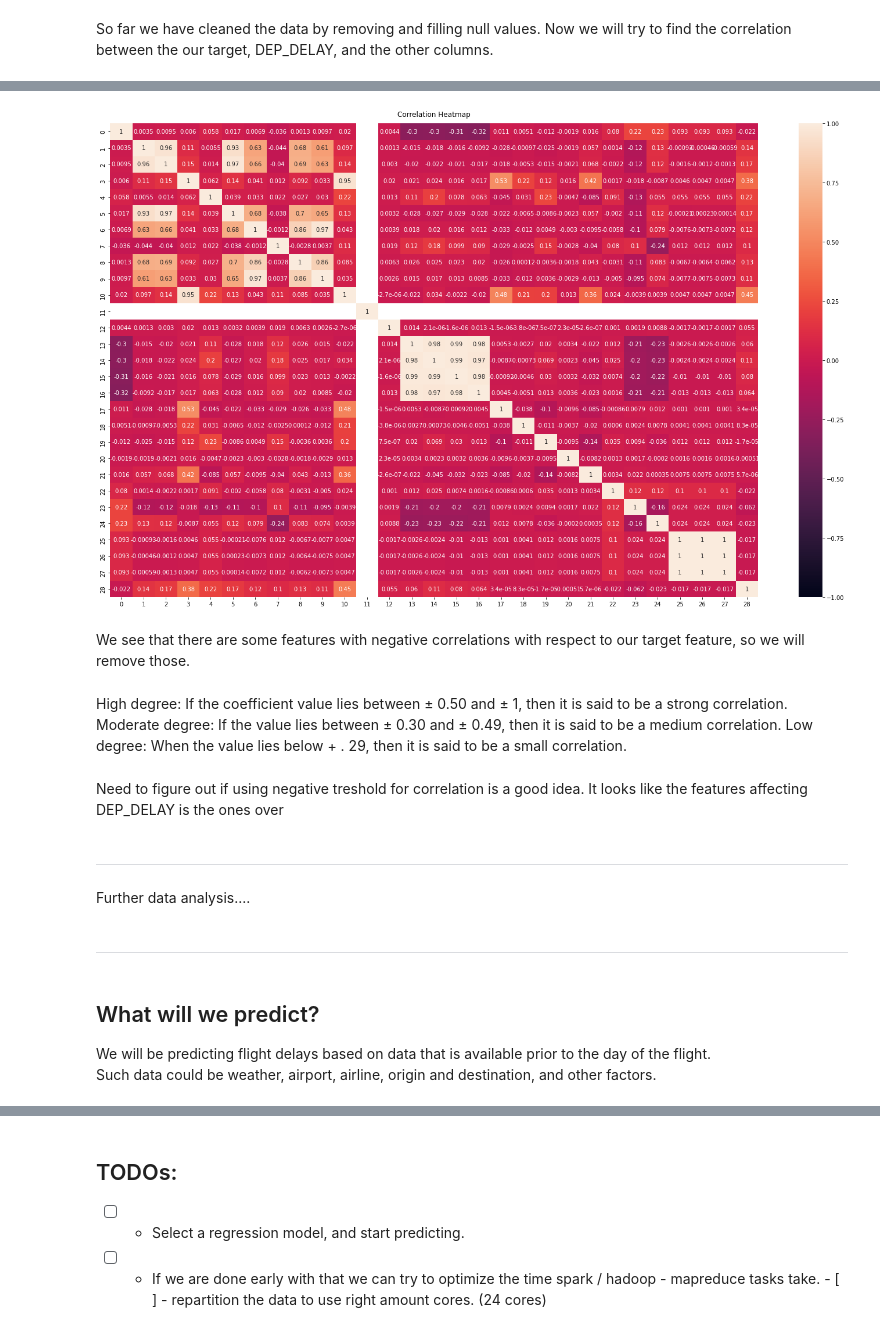
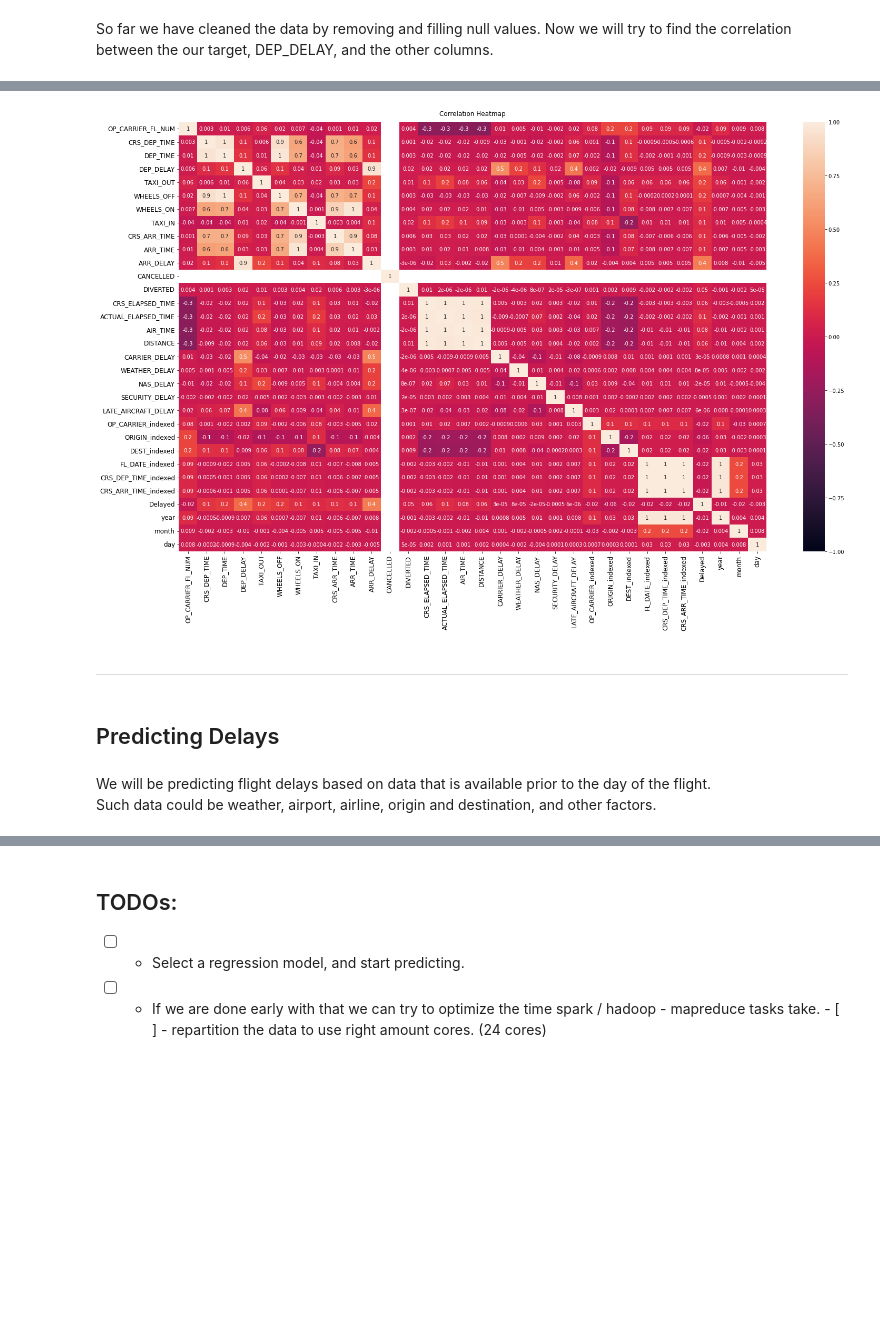
Before and after one commit to YohannesDK/DAT500-FinalProject, a Jupyter notebook: spark/Flight_Delay.ipynb, the cells around one changed output, grey strips where cells are left out. Cells and saved outputs as stored; diff of their text form; code cells hidden in the pictures; blank space fills up the shorter version.

```diff
--- a/spark/Flight_Delay.ipynb
+++ b/spark/Flight_Delay.ipynb
@@ -354,5 +376,5 @@ def GetCorrelationMatrix(df):
 
     return matrix_df
 # %%
-corr_matrix = GetCorrelationMatrix(df_final)
+corr_matrix = GetCorrelationMatrix(df_final_EDA)
 # %% [output]
@@ -361,2 +382,2 @@ WARNING:root:'PYARROW_IGNORE_TIMEZONE' environment variable was not set. It is r
 # %%
-corr_matrix.set_index("feature").loc[corr_matrix["OP_CARRIER"] == np.Nan]
+corr_matrix = corr_matrix.set_index("feature")
@@ -382,2 +383,0 @@ corr_matrix.set_index("feature").loc[corr_matrix["OP_CARRIER"] == np.Nan]
-# %%
-corr_vals = corr_matrix.set_index("feature").values
@@ -407,15 +384,10 @@ DELAY_CORR
-# %%
-plt.figure(figsize=(25, 15))
-# Store heatmap object in a variable to easily access it when you want to include more features (such as title).
-# Set the range of values to be displayed on the colormap from -1 to 1, and set the annotation to True to display the correlation values on the heatmap.
-heatmap = sns.heatmap(corr_vals, vmin=-1, vmax=1, annot=True)
-# Give a title to the heatmap. Pad defines the distance of the title from the top of the heatmap.
-heatmap.set_title('Correlation Heatmap', fontdict={'fontsize':12}, pad=12);
-# %% [output]
-[figure, removed]
-# %% [markdown]
-We see that there are some features with negative correlations with respect to our target feature, so we will remove those.
-# %% [markdown]
-High degree: If the coefficient value lies between ± 0.50 and ± 1, then it is said to be a strong correlation. Moderate degree: If the value lies between ± 0.30 and ± 0.49, then it is said to be a medium correlation. Low degree: When the value lies below + . 29, then it is said to be a small correlation.
-# %% [markdown]
-Need to figure out if using negative treshold for correlation is a good idea. It looks like the features affecting DEP_DELAY is the ones over
+# %%
+plt.figure(figsize=(25, 15))
+
+heatmap = sns.heatmap(corr_matrix.values, vmin=-1, vmax=1, annot=True, fmt='.1g')
+heatmap.set_title('Correlation Heatmap', fontdict={'fontsize':12}, pad=12);
+
+heatmap.set_xticklabels(corr_matrix.columns, fontsize=12, rotation=90);
+heatmap.set_yticklabels(corr_matrix.columns, fontsize=12, rotation=0);
+# %% [output]
+[figure, added]
@@ -422,11 +396,7 @@ Need to figure out if using negative treshold for correlation is a good idea. It
 # %% [markdown]
 ----
-# %% [markdown]
-Further data analysis....
 # %% [markdown]
-----
+## Predicting Delays
 # %% [markdown]
-## What will we predict?
-
 We will be predicting flight delays based on data that is available prior to the day of the flight. <br>
 Such data could be weather, airport, airline, origin and destination, and other factors.
```
Also changed, not shown: parts of 43 cells of this notebook, 1 other file.
